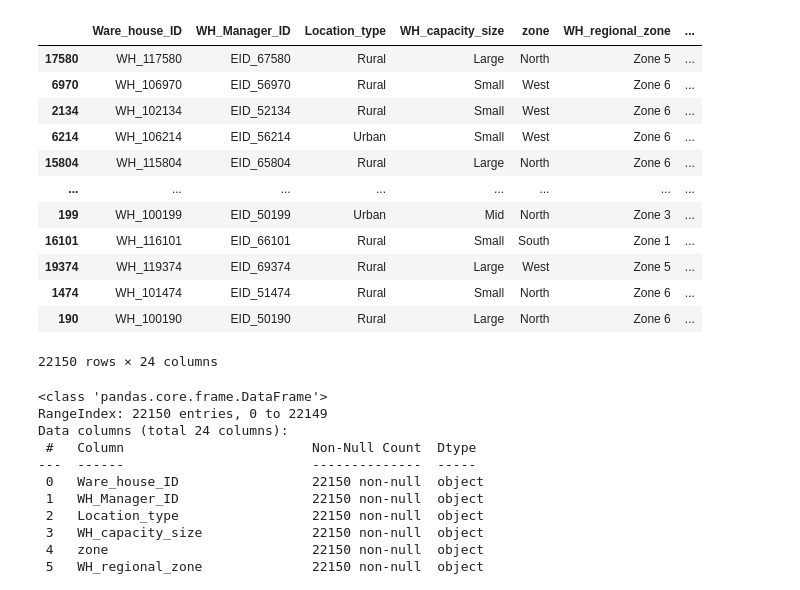
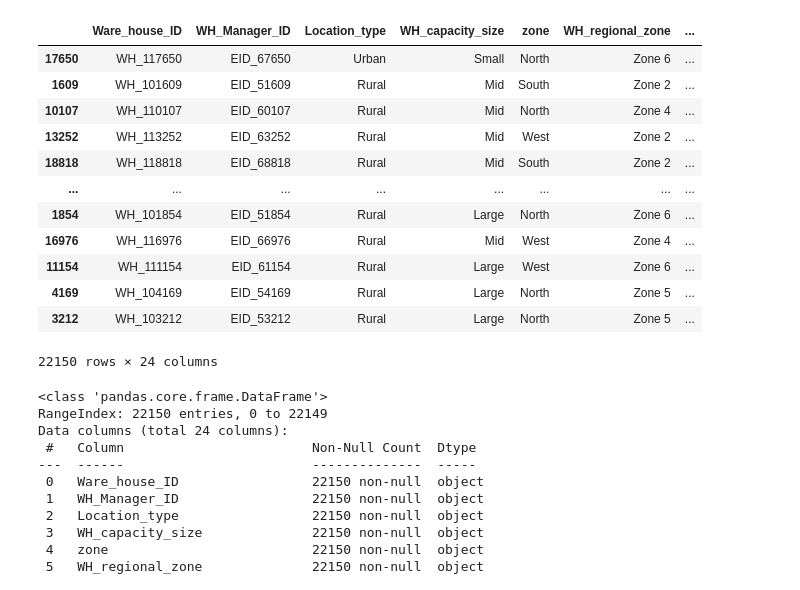
Before and after one commit to kanishka1478/Supply-Chain-Management, a Jupyter notebook: model.ipynb, the cells around one changed output. Saved outputs shown, nothing was run; the diff lists cells and outputs as text; code cells hidden in the pictures.

```diff
--- a/model.ipynb
+++ b/model.ipynb
@@ -9,22 +9,24 @@ import matplotlib.pyplot as plt
 import warnings
 warnings.filterwarnings('ignore')
 # %%
-#import data using URL from GITHUB
-url='https://raw.githubusercontent.com/kanishka1478/SUPPLYCHAIN/refs/heads/main/SCM.csv'
-df=pd.read_csv(url)
-df.sample(frac=1)#data shuffle
+# Import Data using URL from GITHUB
+url ='https://raw.githubusercontent.com/kanishka1478/Supply-Chain-Management/refs/heads/main/SCM.csv'
+
+df = pd.read_csv(url)
+
+df.sample(frac = 1) # Data Shuffle
 # %% [output]
 |  | Ware_house_ID | WH_Manager_ID | Location_type | WH_capacity_size | zone | WH_regional_zone | ... |
-| 17580 | WH_117580 | EID_67580 | Rural | Large | North | Zone 5 | ... |
-| 6970 | WH_106970 | EID_56970 | Rural | Small | West | Zone 6 | ... |
-| 2134 | WH_102134 | EID_52134 | Rural | Small | West | Zone 6 | ... |
-| 6214 | WH_106214 | EID_56214 | Urban | Small | West | Zone 6 | ... |
-| 15804 | WH_115804 | EID_65804 | Rural | Large | North | Zone 6 | ... |
+| 17650 | WH_117650 | EID_67650 | Urban | Small | North | Zone 6 | ... |
+| 1609 | WH_101609 | EID_51609 | Rural | Mid | South | Zone 2 | ... |
+| 10107 | WH_110107 | EID_60107 | Rural | Mid | North | Zone 4 | ... |
+| 13252 | WH_113252 | EID_63252 | Rural | Mid | West | Zone 2 | ... |
+| 18818 | WH_118818 | EID_68818 | Rural | Mid | South | Zone 2 | ... |
 | ... | ... | ... | ... | ... | ... | ... | ... |
-| 199 | WH_100199 | EID_50199 | Urban | Mid | North | Zone 3 | ... |
-| 16101 | WH_116101 | EID_66101 | Rural | Small | South | Zone 1 | ... |
-| 19374 | WH_119374 | EID_69374 | Rural | Large | West | Zone 5 | ... |
-| 1474 | WH_101474 | EID_51474 | Rural | Small | North | Zone 6 | ... |
-| 190 | WH_100190 | EID_50190 | Rural | Large | North | Zone 6 | ... |
+| 1854 | WH_101854 | EID_51854 | Rural | Large | North | Zone 6 | ... |
+| 16976 | WH_116976 | EID_66976 | Rural | Mid | West | Zone 4 | ... |
+| 11154 | WH_111154 | EID_61154 | Rural | Large | West | Zone 6 | ... |
+| 4169 | WH_104169 | EID_54169 | Rural | Large | North | Zone 5 | ... |
+| 3212 | WH_103212 | EID_53212 | Rural | Large | North | Zone 5 | ... |
 22150 rows × 24 columns
 # %%
```
Also changed, not shown: parts of 66 cells of this notebook.
